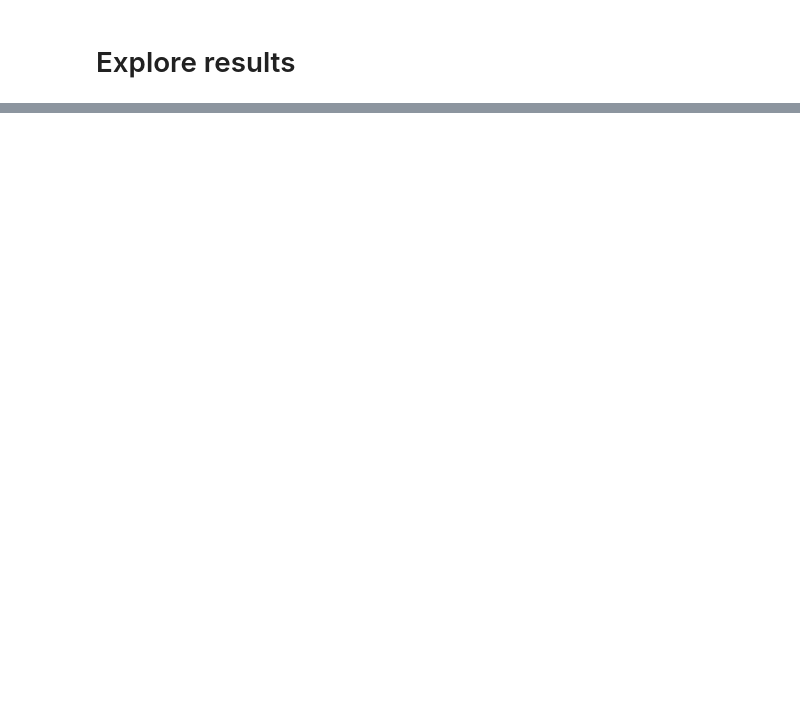
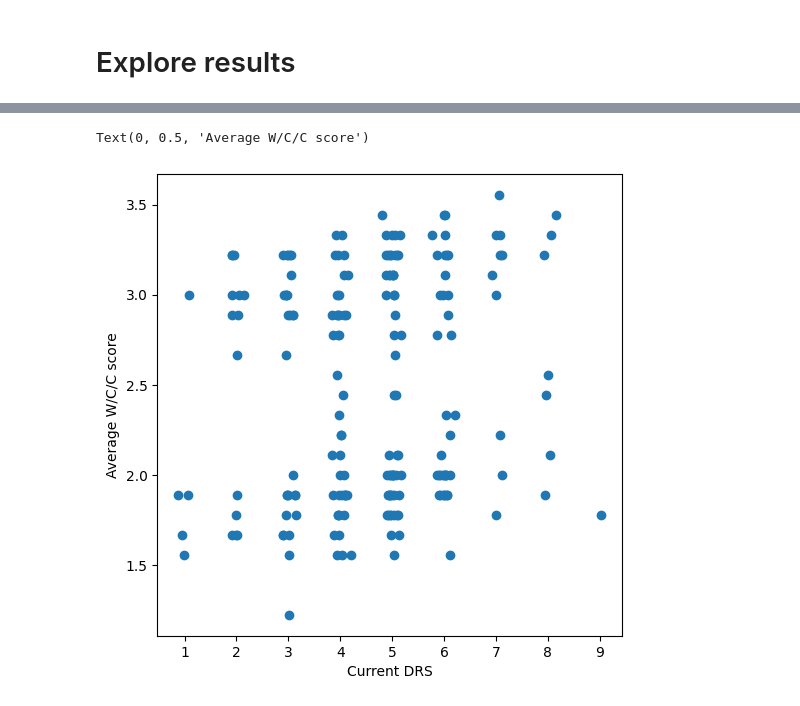
Before and after one commit to roughhawkbit/digi-inno-road-prod, a Jupyter notebook: analysis/Analyse_BART_zero_shot_results.ipynb, the cells around one changed output, grey strips where cells are left out. Drawn from its saved outputs; the diff is of its cells as text; code cells hidden in the pictures; blank space fills up the shorter version.

```diff
--- a/analysis/Analyse_BART_zero_shot_results.ipynb
+++ b/analysis/Analyse_BART_zero_shot_results.ipynb
@@ -55,3 +66,22 @@ for col, ty in col_types.items():
+# %%
+questions_to_keep = [
+    # Willingness
+    "Is the management team of the company open to working with academic or public organisations/networks to acquire new knowledge?",
+    "Are continuous improvement methods embedded within the culture of the company's management and workforce in relation to technology and digital transformation?",
+    "Is the company aware of the possibilities offered by emerging technologies and has it identified commercially-viable opportunities where they could add value to its current business?",
+
+    # Capability
+    "Does the company have a range of managerial skills and experience to translate its resources and capabilities into a competitive position within the market?",
+    "Does the company have efficient processes and related systems in appropriate areas (e.g. enterprise resource planning, quality-management, customer-relationship-management, etc.)?",
+    "Does the company have any highly-specialised skills and knowledge within the workforce that give it an advantage over competitors?",
+
+    # Capacity
+    "Does the company have the flexibility in its structures and processes to introduce new products or services in a way that minimises risk and potential disruption to BAU?",
+    "Does the company currently have the resources available to invest in new technologies and implement them in a cost-effective way?",
+    "Does the workforce of the company have the appropriate know-how to be able to facilitate the introduction of new technology or processes?",
+]
+
+kept_questions_mask = all_results_df['Question'].isin(questions_to_keep)
 # %% [markdown]
 # Explore results
 # %%
@@ -83,7 +156,10 @@ ax.set_ylabel('Number of firms')
 # %%
 fig, ax = matplotlib.pyplot.subplots(figsize=(6,6))
 X = per_client_results['Current DRS'].to_numpy().reshape(-1,1)
-Y = per_client_results['Weighted Average'].to_numpy().reshape(-1,1)
+Y = per_client_results['Average'].to_numpy().reshape(-1,1)
 ax.scatter(rand_jitter(X), Y)
 ax.set_xlabel('Current DRS')
-ax.set_ylabel('Average W/C/C score, weighted by prediction confidence')
+ax.set_ylabel('Average W/C/C score') #, weighted by prediction confidence
+# %% [output]
+Text(0, 0.5, 'Average W/C/C score')
+[figure, added]
```
Also changed, not shown: parts of 7 cells of this notebook.
